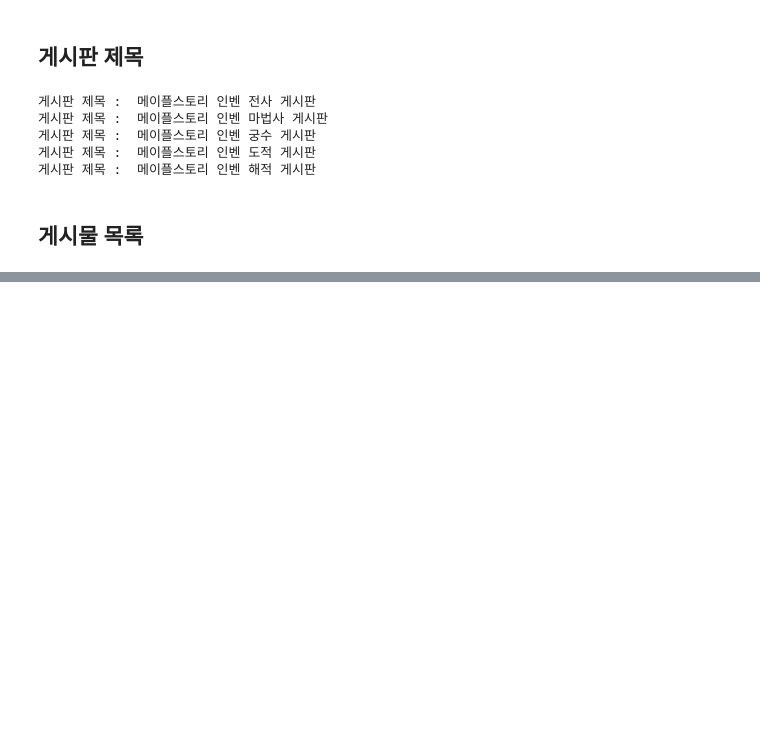
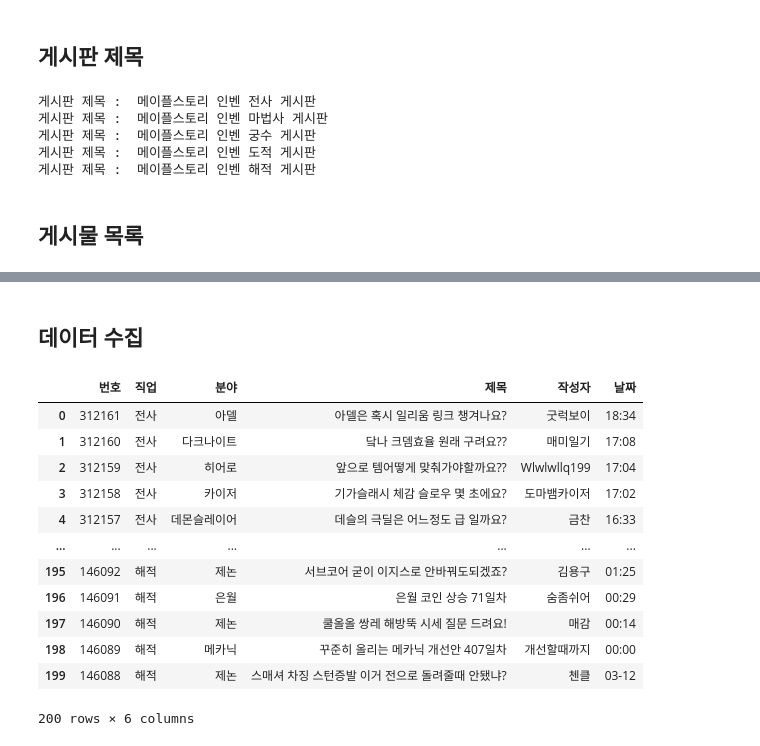
Before and after one commit to JaeHong-Park987/GAME_DATA, a Jupyter notebook: MapleStory/Inven 크롤링 .ipynb, the cells around one changed output, grey strips where cells are left out. Saved outputs shown, nothing was run; the diff lists cells and outputs as text; code cells hidden in the pictures; blank space fills up the shorter version.

```diff
--- a/MapleStory/Inven 크롤링 .ipynb
+++ b/MapleStory/Inven 크롤링 .ipynb
@@ -95,18 +97,3 @@ for soup in soup_list:
 게시판 제목 :  메이플스토리 인벤 해적 게시판
 # %% [markdown]
 ## 게시물 목록
-# %%
-post_num_list = [] # 게시물 번호를 담을 리스트
-
-# for soup in soup_list:
-#     # post_num_tag = soup.find("td", attrs = {'class' : 'num'})
-#     post_num_tag = soup.find("tbody")
-#     print(post_num_tag)
-
-num = soup_list[0].find("tbody").find_all("td", attrs = {'class' : 'num'})
-
-for a in num:
-    post_num = a.find("span").get_text()
-    post_num_list.append(post_num)
-
-print(post_num_list)
@@ -115,13 +99,0 @@ print(post_num_list)
-# %%
-post_num_list = []
-
-for soup in soup_list:
-    post_list_tag = soup.find("tbody")
-    post_num_tag = post_list_tag.find_all("td", attrs = {'class' : 'num'})
-
-    for num_tag in post_num_tag:
-        num_tag = num_tag.find("span")
-        post_num = num_tag.get_text()
-        post_num_list.append(post_num)
-
-print(post_num_list)
@@ -129,0 +146,28 @@ print(post_num_list)
+# %% [markdown]
+## 데이터 수집
+# %%
+dict_data = {
+    '번호' : post_num_list,
+    '직업' : job_list,
+    '분야' : post_category_list,
+    '제목' : post_title_list,
+    '작성자' : post_writer_list,
+    '날짜' : post_date_list
+}
+
+df_data = pd.DataFrame(dict_data)
+df_data
+# %% [output]
+|  | 번호 | 직업 | 분야 | 제목 | 작성자 | 날짜 |
+| 0 | 312161 | 전사 | 아델 | 아델은 혹시 일리움 링크 챙겨나요? | 굿럭보이 | 18:34 |
+| 1 | 312160 | 전사 | 다크나이트 | 닼나 크뎀효율 원래 구려요?? | 매미일기 | 17:08 |
+| 2 | 312159 | 전사 | 히어로 | 앞으로 템어떻게 맞춰가야할까요?? | Wlwlwllq199 | 17:04 |
+| 3 | 312158 | 전사 | 카이저 | 기가슬래시 체감 슬로우 몇 초에요? | 도마뱀카이저 | 17:02 |
+| 4 | 312157 | 전사 | 데몬슬레이어 | 데슬의 극딜은 어느정도 급 일까요? | 금찬 | 16:33 |
+| ... | ... | ... | ... | ... | ... | ... |
+| 195 | 146092 | 해적 | 제논 | 서브코어 굳이 이지스로 안바꿔도되겠죠? | 김용구 | 01:25 |
+| 196 | 146091 | 해적 | 은월 | 은월 코인 상승 71일차 | 숨좀쉬어 | 00:29 |
+| 197 | 146090 | 해적 | 제논 | 쿨올올 쌍레 해방뚝 시세 질문 드려요! | 매감 | 00:14 |
+| 198 | 146089 | 해적 | 메카닉 | 꾸준히 올리는 메카닉 개선안 407일차 | 개선할때까지 | 00:00 |
+| 199 | 146088 | 해적 | 제논 | 스매셔 차징 스턴증발 이거 전으로 돌려줄때 안됐냐? | 첸클 | 03-12 |
+200 rows × 6 columns
```
Also changed, not shown: parts of 8 cells of this notebook.
